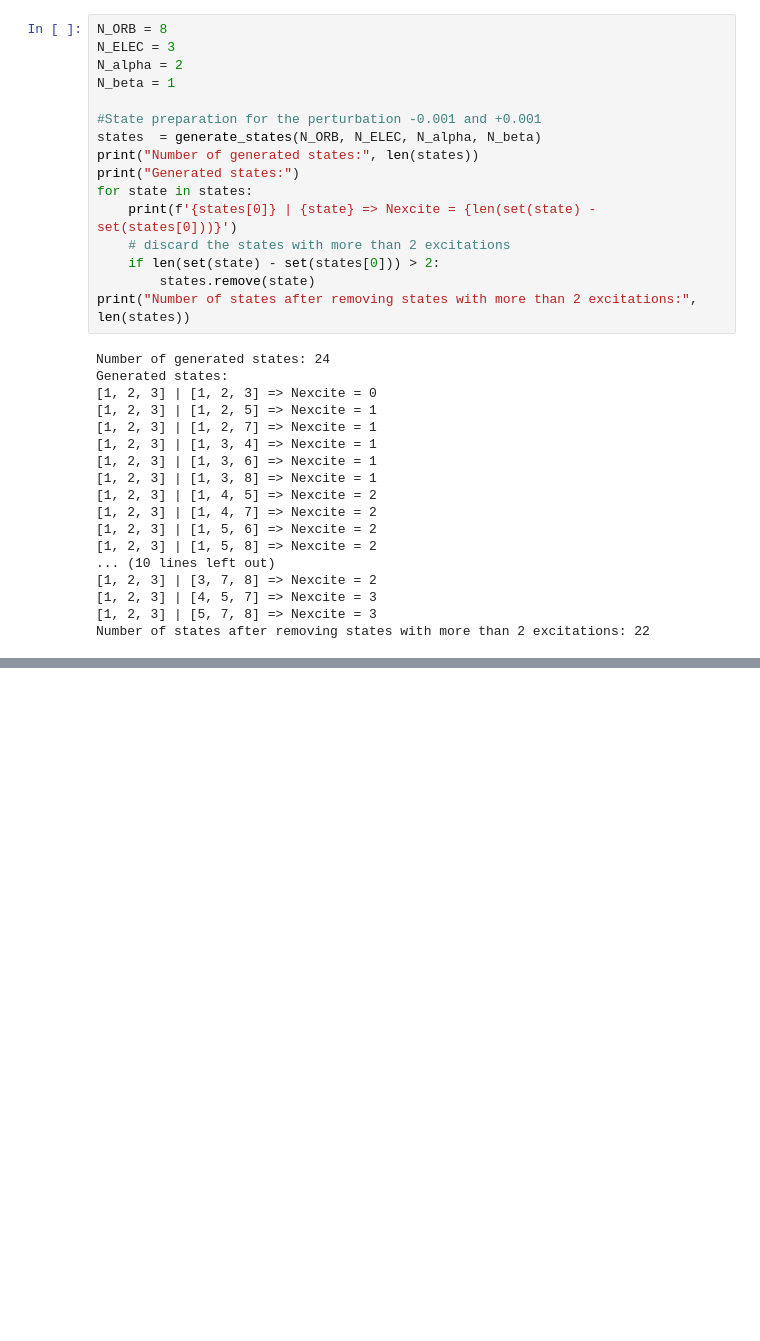
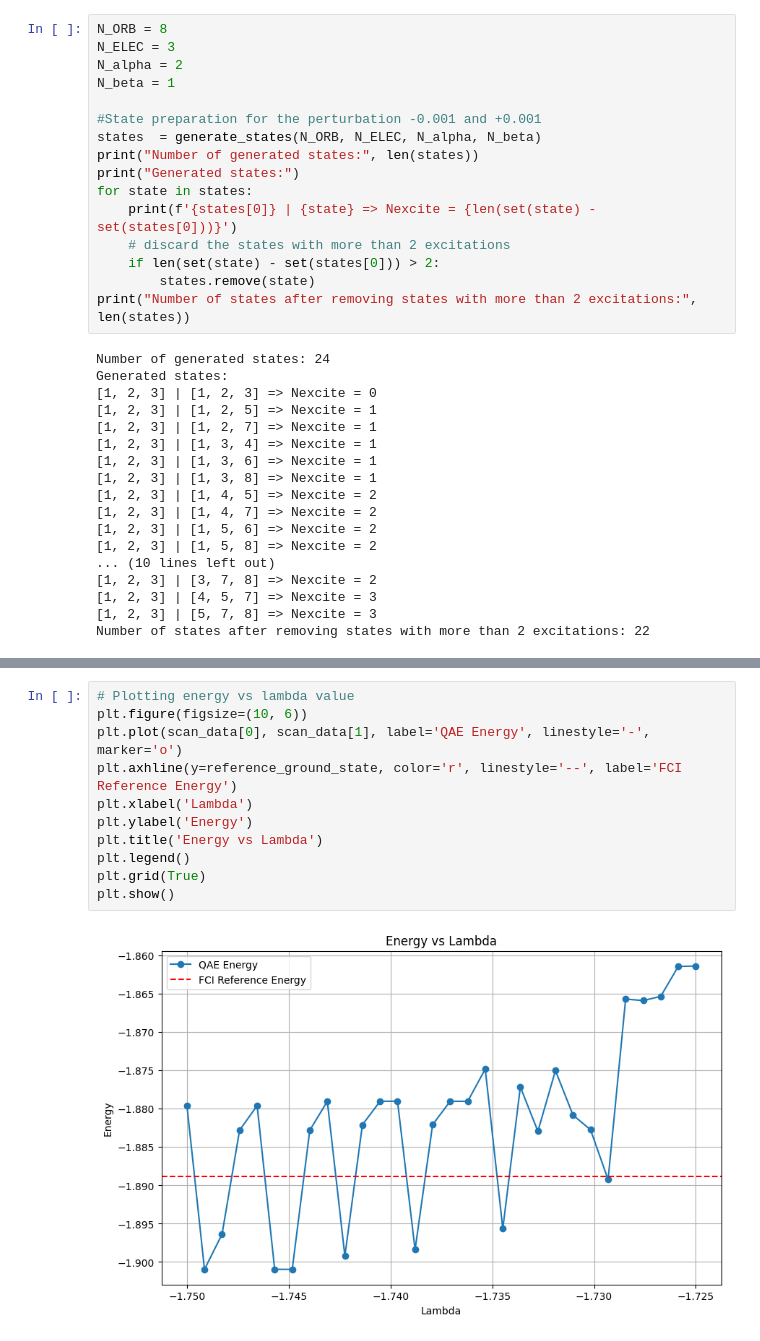
Before and after one commit to pradyotqc/DIRAC_SrF_FCI_FF, a Jupyter notebook: FF_QAE_SA_SrF_0.ipynb, the cells around one changed output, grey strips where cells are left out. Cells and saved outputs as stored; diff of their text form; blank space fills up the shorter version.

Commit message:
lambda tunning

```diff
--- a/FF_QAE_SA_SrF_0.ipynb
+++ b/FF_QAE_SA_SrF_0.ipynb
@@ -126,0 +136,13 @@ print(" Minimum error percentage: {:.6f}%".format(abs(min_error/reference_ground
+# %%
+# Plotting energy vs lambda value
+plt.figure(figsize=(10, 6))
+plt.plot(scan_data[0], scan_data[1], label='QAE Energy', linestyle='-', marker='o')
+plt.axhline(y=reference_ground_state, color='r', linestyle='--', label='FCI Reference Energy')
+plt.xlabel('Lambda')
+plt.ylabel('Energy')
+plt.title('Energy vs Lambda')
+plt.legend()
+plt.grid(True)
+plt.show()
+# %% [output]
+[figure, added]
```
Also changed, not shown: parts of 6 cells of this notebook.
